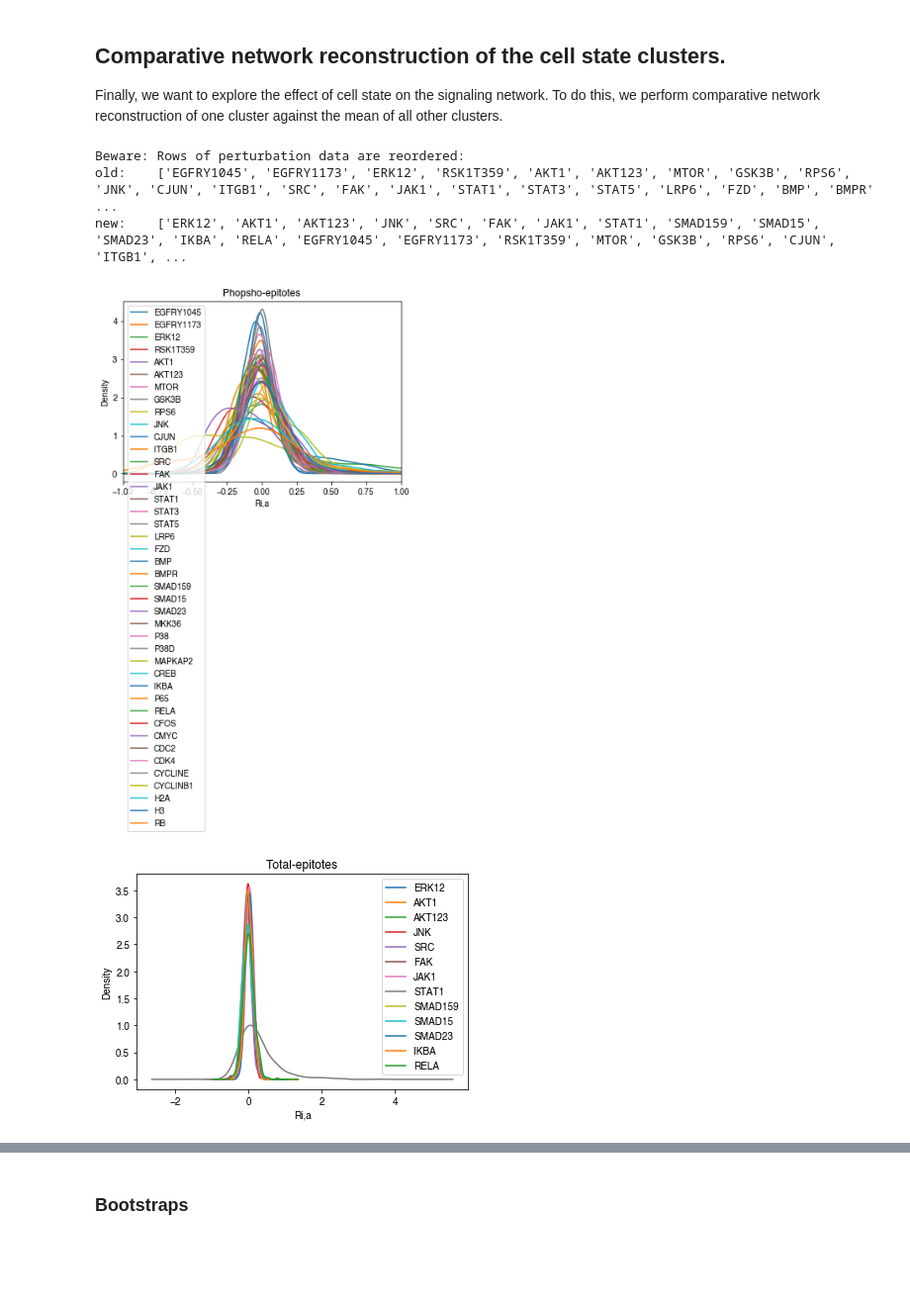
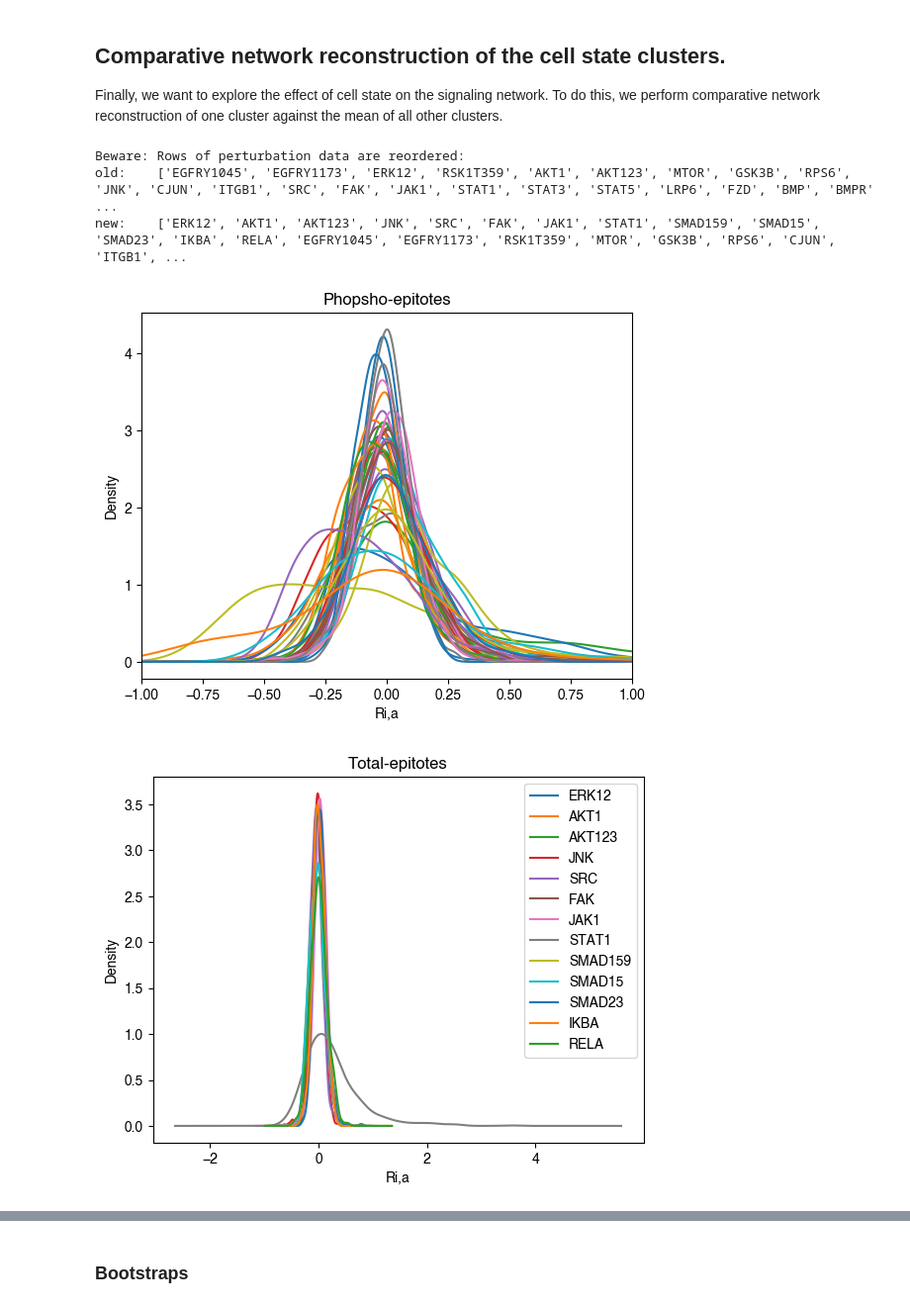
Before and after one commit to evertbosdriesz/scIDseq-CNR, a Jupyter notebook: notebooks/06-scmra-full-model.ipynb, the cells around one changed output, grey strips where cells are left out. Shown at 99% size. Saved outputs shown, nothing was run; the diff lists cells and outputs as text; code cells hidden in the pictures; blank space fills up the shorter version.

```diff
--- a/notebooks/06-scmra-full-model.ipynb
+++ b/notebooks/06-scmra-full-model.ipynb
@@ -39,6 +39,12 @@ import cplex
 # Fix some font issues
 matplotlib.rcParams['pdf.fonttype'] = 42
 matplotlib.rcParams['ps.fonttype'] = 42
+#matplotlib.rcParams.update({'figure.autolayout': True})
 plt.rcParams['font.sans-serif'] = "Helvetica"
 plt.rcParams['font.family'] = "sans-serif"
-#sns.set_context("note")
+sns.set_context("notebook")
+
+matplotlib.rc('xtick', labelsize=6)
+matplotlib.rc('ytick', labelsize=6)
+matplotlib.rc('axes', labelsize=8)
+matplotlib.rc('legend',**{'fontsize':6})
@@ -391,24 +400,23 @@ Estimated alpha: 0.5986852288407508
 # scp.cpx.solve()
 # sols_eta_mra[.99] = scmra.ScMraResult(scp)
 
+# ETA_VALS = [0, 0.9, 0.8, 0.7, 0.6]
+ETA_VALS = [0.5]
 
-#ETA_VALS = [0, 0.6, 0.7, 0.8, 0.7, 0.9]
-# ETA_VALS = [0.5]
+for eta_val in ETA_VALS:
+    scp = scmra.ScMraProblem(scd_mra, eta=eta_val, alpha=ALPHA)
+    scmra.sccplex.set_interactions_status(scp, CANNONICAL_EDGES, 1)
+    scmra.sccplex.set_interactions_status(scp, OUTPUT_EDGES, 0)
+    scmra.sccplex.set_interactions_status(scp, INPUT_EDGES, 0)
+    scp.cpx.solve()
+    sols_eta_mra[eta_val] = scmra.ScMraResult(scp)
 
-# for eta_val in ETA_VALS:
-#     scp = scmra.ScMraProblem(scd_mra, eta=eta_val, alpha=ALPHA)
-#     scmra.sccplex.set_interactions_status(scp, CANNONICAL_EDGES, 1)
-#     scmra.sccplex.set_interactions_status(scp, OUTPUT_EDGES, 0)
-#     scmra.sccplex.set_interactions_status(scp, INPUT_EDGES, 0)
-#     scp.cpx.solve()
-#     sols_eta_mra[eta_val] = scmra.ScMraResult(scp)
+    f = open("tmp.txt", "w")
+    f.write(str(eta_val))
+    f.close()
 
-#     f = open("tmp.txt", "w")
-#     f.write(str(eta_val))
-#     f.close()
-
-#     with open('../../results/scIDseq/full-network-mra-eta-scan.pickle', 'wb') as f:
-#         pickle.dump(sols_eta_mra, f)
+    with open('../results/full-network-mra-eta-scan.pickle', 'wb') as f:
+        pickle.dump(sols_eta_mra, f)
 
 
 # load sols_eta_mra
@@ -475,7 +503,7 @@ df_lst = []
 for clust_id, cells in group_annot.items():
     # Get median of EGF treated cells.
     ctr_cells = set(cells).intersection(cell_annot["EGF"])
-    ctr_median = dat.loc[ctr_cells].median()
+    ctr_median = dat.loc[list(ctr_cells)].median()
 
     # Median center cells per cluster
     dat_scaled = (dat.loc[cells] - ctr_median) / ctr_median
@@ -488,36 +516,37 @@ rglob_cnr = dat_scaled[ab_use_phospho].transpose()
 rglob_cnr.index = [ab_mapping_phospho[ab] for ab in rglob_cnr.index]
 
 abs_use, nodes_use = zip(*[(ab, node) for node, ab in ab_mapping_tot_inv.items()])
 
 rtot_cnr = dat_scaled[list(abs_use)].transpose()
 rtot_cnr.index = nodes_use
 del abs_use, nodes_use
 
 scd_cnr = scmra.ScData(
     rglob_cnr, rtot_cnr,
     group_annot=group_annot, cell_annot=cell_annot, tx_annot=tx_annot
 )
 
 
 # Plot the disctributions
 rglob_cnr.transpose().plot.kde();
 plt.xlim(-1, 1)
 plt.xlabel("Ri,a");
 plt.ylabel("Density")
 plt.title("Phopsho-epitotes");
-#plt.get_legend().remove()
+plt.legend().remove()
 plt.show();
+
 
 rtot_cnr.transpose().plot.kde();
 plt.xlabel("Ri,a");
 plt.ylabel("Density")
 plt.title("Total-epitotes");
 # %% [output]
 Beware: Rows of perturbation data are reordered:
 old:    ['EGFRY1045', 'EGFRY1173', 'ERK12', 'RSK1T359', 'AKT1', 'AKT123', 'MTOR', 'GSK3B', 'RPS6', 'JNK', 'CJUN', 'ITGB1', 'SRC', 'FAK', 'JAK1', 'STAT1', 'STAT3', 'STAT5', 'LRP6', 'FZD', 'BMP', 'BMPR' ...
 new:    ['ERK12', 'AKT1', 'AKT123', 'JNK', 'SRC', 'FAK', 'JAK1', 'STAT1', 'SMAD159', 'SMAD15', 'SMAD23', 'IKBA', 'RELA', 'EGFRY1045', 'EGFRY1173', 'RSK1T359', 'MTOR', 'GSK3B', 'RPS6', 'CJUN', 'ITGB1', ...
-[figure, old version]
+[figure, new version]
-[figure, old version]
+[figure, new version]
 # %%
 sns.set_context('notebook')
 fig = plt.figure(figsize=(15, 10))
```
Also changed, not shown: parts of 21 cells of this notebook, 13 other files.
